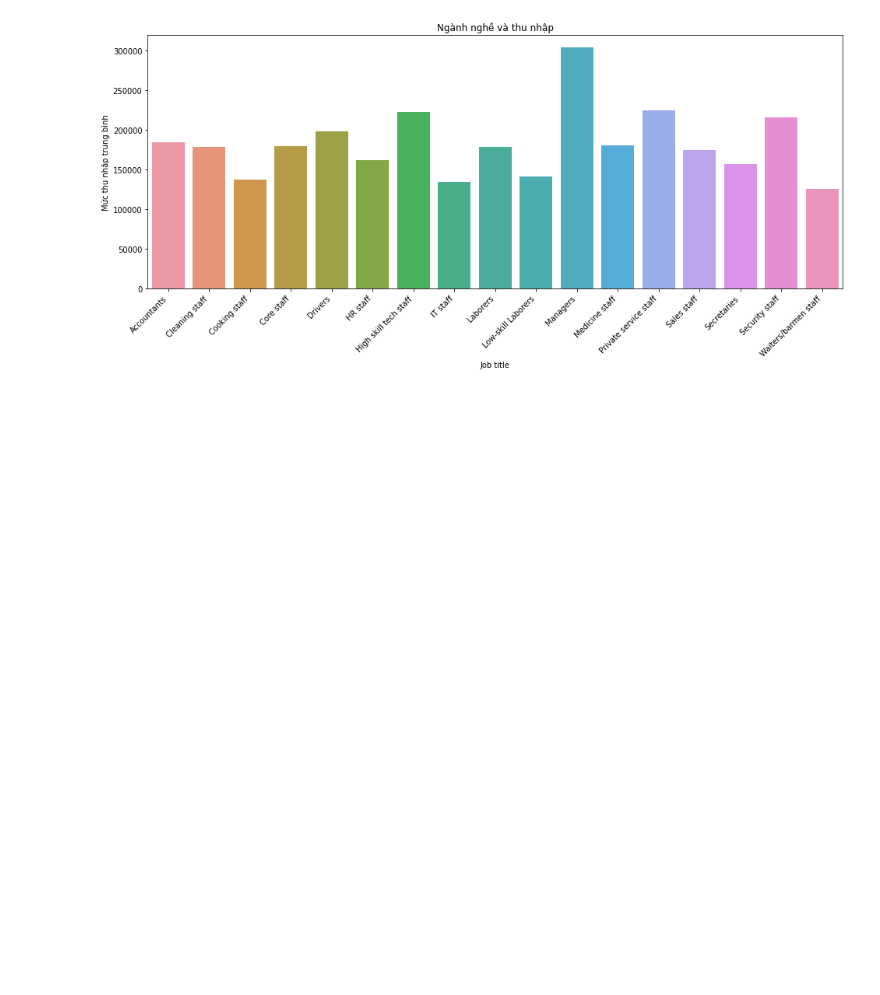
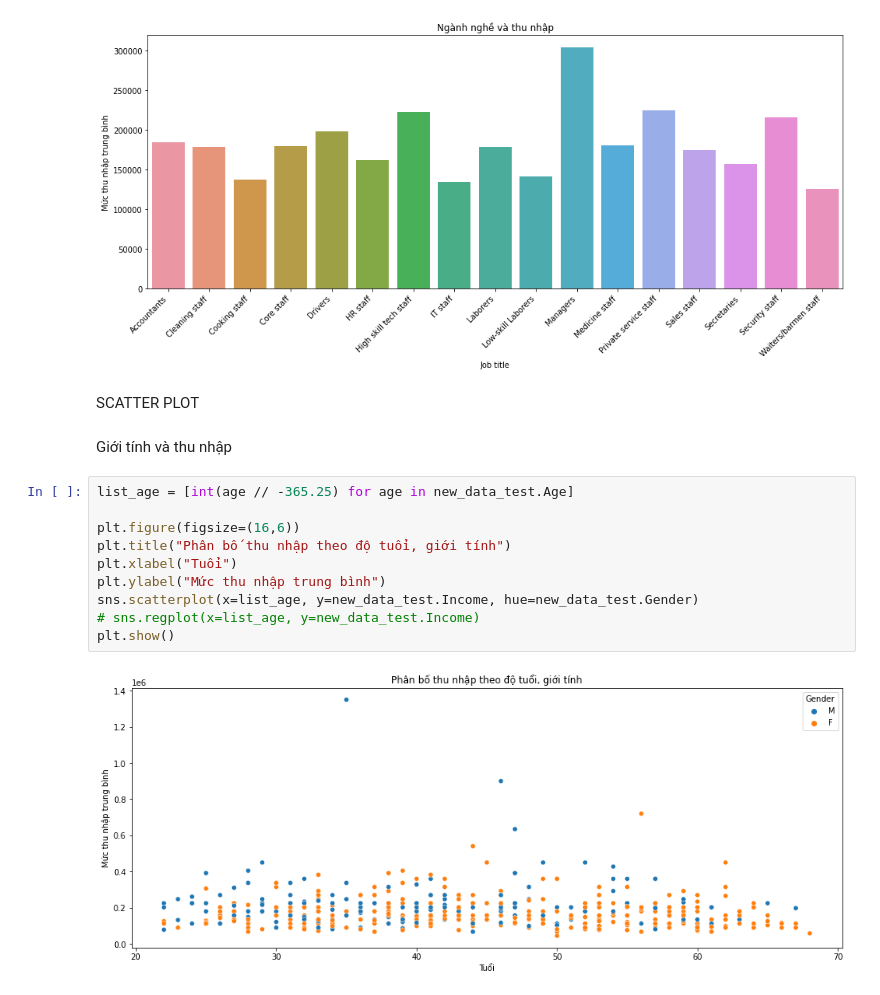
Before and after one commit to ngovanminh3232/credit_card_analyst, a Jupyter notebook: multiple_vars_analyst.ipynb, the cells around one changed output. Saved outputs shown, nothing was run; the diff lists cells and outputs as text; blank space fills up the shorter version.

Commit message:
add scatter charts

```diff
--- a/multiple_vars_analyst.ipynb
+++ b/multiple_vars_analyst.ipynb
@@ -126,3 +126,19 @@ chart.set_xticklabels(chart.get_xticklabels(), rotation=45, horizontalalignment=
 plt.show()
 # %% [output]
 [figure]
+# %% [markdown]
+SCATTER PLOT
+# %% [markdown]
+Giới tính và thu nhập
+# %%
+list_age = [int(age // -365.25) for age in new_data_test.Age]
+
+plt.figure(figsize=(16,6))
+plt.title("Phân bố thu nhập theo độ tuổi, giới tính")
+plt.xlabel("Tuổi")
+plt.ylabel("Mức thu nhập trung bình")
+sns.scatterplot(x=list_age, y=new_data_test.Income, hue=new_data_test.Gender)
+# sns.regplot(x=list_age, y=new_data_test.Income)
+plt.show()
+# %% [output]
+[figure, added]
```
Also changed, not shown: parts of 8 cells of this notebook.
